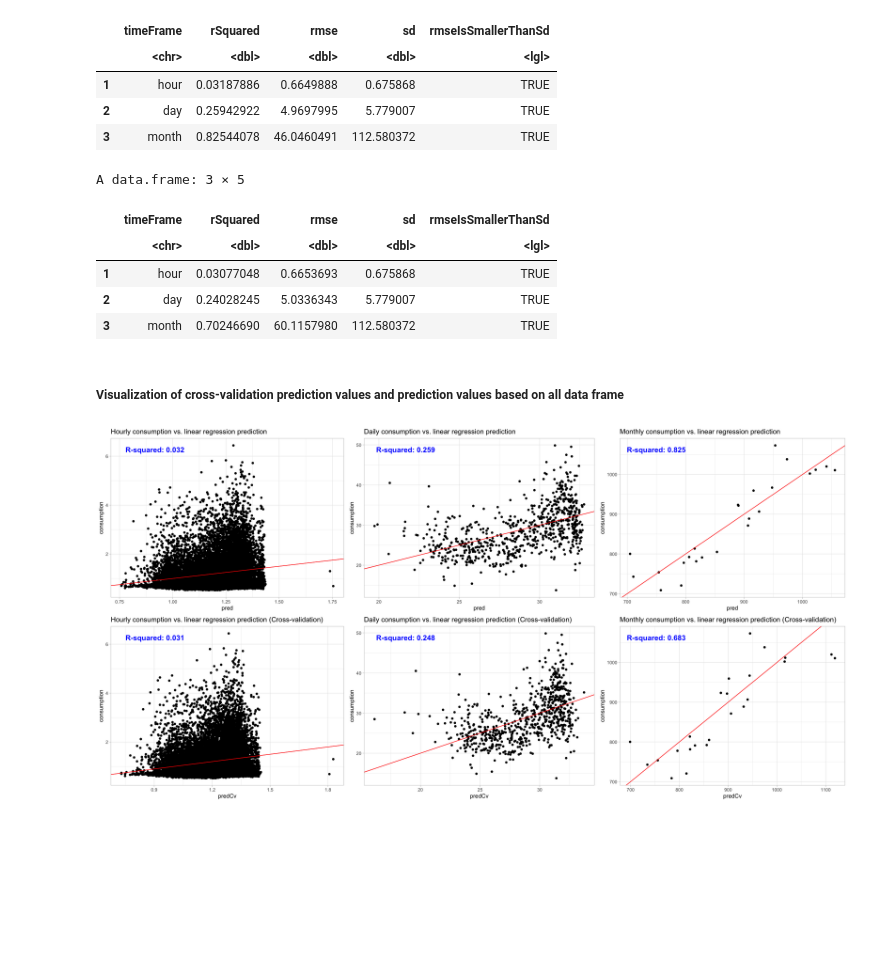
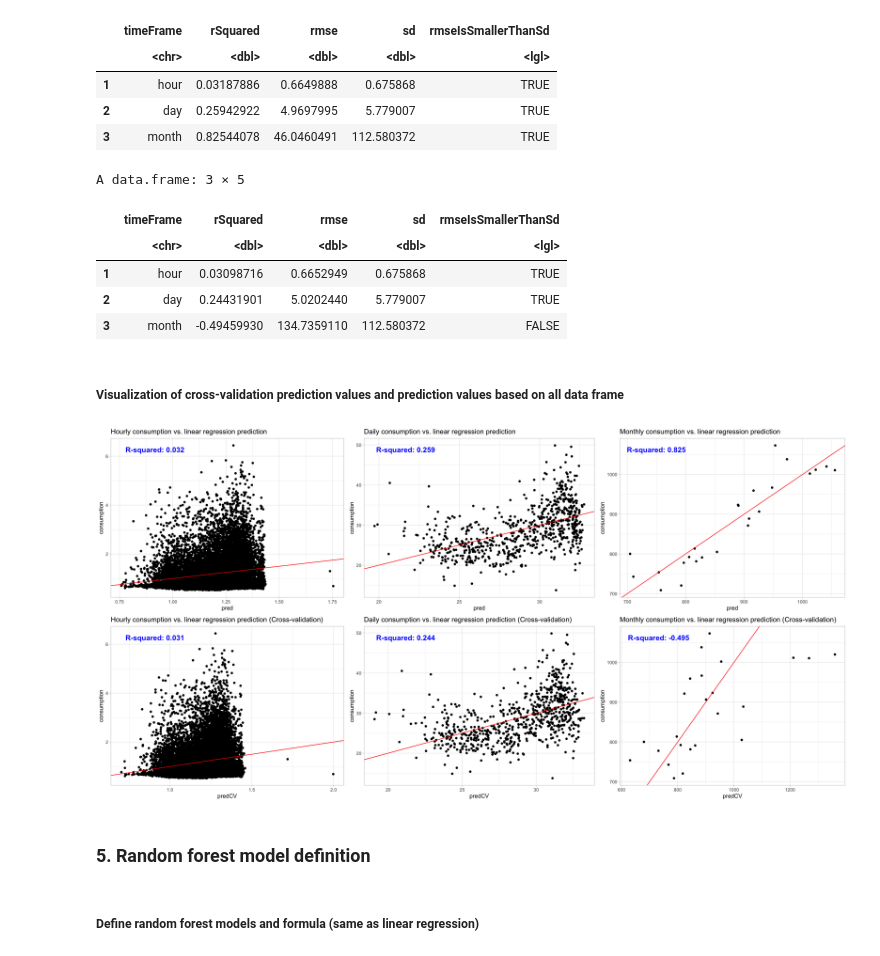
Before and after one commit to philippebarrette4/INF1430, a Jupyter notebook: scripts/Models/TN3/electricity_model.ipynb, the cells around one changed output. Saved outputs shown, nothing was run; the diff lists cells and outputs as text; code cells hidden in the pictures; blank space fills up the shorter version.

Commit message:
started random forest algorithm for electricity, some issues with cross-validation func

```diff
--- a/scripts/Models/TN3/electricity_model.ipynb
+++ b/scripts/Models/TN3/electricity_model.ipynb
@@ -117,11 +125,11 @@ WEMonthDF$pred  <- predict(mdl_linear_regression_month, WEMonthDF)
 ### 3. Linear regression model training and prediction with cross-validation
 # %%
 # HOUR
-WEHourDF    <- cross_validation_func(WEHourDF, 3, fmla_linear_regression)
+WEHourDF    <- cross_validation_func(WEHourDF,  3, fmla_linear_regression, "linear_regression")
 # DAY
-WEDayDF     <- cross_validation_func(WEDayDF, 3, fmla_linear_regression)
+WEDayDF     <- cross_validation_func(WEDayDF,   3, fmla_linear_regression, "linear_regression")
 # MONTH
-WEMonthDF   <- cross_validation_func(WEMonthDF, 3, fmla_linear_regression)
+WEMonthDF   <- cross_validation_func(WEMonthDF, 3, fmla_linear_regression, "linear_regression")
 # %% [markdown]
 ### 4. Linear regression model performance evaluation
 # %% [markdown]
@@ -172,14 +180,14 @@ A data.frame: 3 × 5
 ModelsPerformanceMatrixCV <- data.frame(
     timeFrame = c("hour", "day", "month"),
     rSquared = c(
-        r_squared_func(WEHourDF, "consumption", "predCv"),
-        r_squared_func(WEDayDF, "consumption", "predCv"),
-        r_squared_func(WEMonthDF, "consumption", "predCv")
+        r_squared_func(WEHourDF,    "consumption", "predCV"),
+        r_squared_func(WEDayDF,     "consumption", "predCV"),
+        r_squared_func(WEMonthDF,   "consumption", "predCV")
     ),
     rmse = c(
-        rmse_func(WEHourDF, "consumption", "predCv"),
-        rmse_func(WEDayDF, "consumption", "predCv"),
-        rmse_func(WEMonthDF, "consumption", "predCv")
+        rmse_func(WEHourDF,     "consumption", "predCV"),
+        rmse_func(WEDayDF,      "consumption", "predCV"),
+        rmse_func(WEMonthDF,    "consumption", "predCV")
     ),
     sd = c(
         sd(WEHourDF$consumption),
@@ -188,9 +196,9 @@ ModelsPerformanceMatrixCV <- data.frame(
     ),
     # If RMSE smaller than SD: Model tends to estimate consumption better than simply taking the average of the data itself
     rmseIsSmallerThanSd  = c(
-        rmse_func(WEHourDF, "consumption", "pred") < sd(WEHourDF$consumption),
-        rmse_func(WEDayDF, "consumption", "pred") < sd(WEDayDF$consumption),
-        rmse_func(WEMonthDF, "consumption", "pred") < sd(WEMonthDF$consumption)
+        rmse_func(WEHourDF,     "consumption", "predCV") < sd(WEHourDF$consumption),
+        rmse_func(WEDayDF,      "consumption", "predCV") < sd(WEDayDF$consumption),
+        rmse_func(WEMonthDF,    "consumption", "predCV") < sd(WEMonthDF$consumption)
     )
 )
 # Display performance results
@@ -199,29 +207,40 @@ head(ModelsPerformanceMatrixCV)
 A data.frame: 3 × 5
 |  | timeFrame | rSquared | rmse | sd | rmseIsSmallerThanSd |
 |  | <chr> | <dbl> | <dbl> | <dbl> | <lgl> |
-| 1 | hour | 0.03077048 | 0.6653693 | 0.675868 | TRUE |
-| 2 | day | 0.24028245 | 5.0336343 | 5.779007 | TRUE |
-| 3 | month | 0.70246690 | 60.1157980 | 112.580372 | TRUE |
+| 1 | hour | 0.03098716 | 0.6652949 | 0.675868 | TRUE |
+| 2 | day | 0.24431901 | 5.0202440 | 5.779007 | TRUE |
+| 3 | month | -0.49459930 | 134.7359110 | 112.580372 | FALSE |
 # %% [markdown]
 ##### Visualization of cross-validation prediction values and prediction values based on all data frame
 # %%
 # Set configuration for plot size
 options(repr.plot.width = 20, repr.plot.height = 10)
 
 # Plot definitions
-plt_hour_pred       <- ggplot(WEHourDF,     aes(x = pred, y = consumption))     + geom_point() + geom_abline(color = "red") + ggtitle("Hourly consumption vs. linear regression prediction")                        + theme_light()
-plt_day_pred        <- ggplot(WEDayDF,      aes(x = pred, y = consumption))     + geom_point() + geom_abline(color = "red") + ggtitle("Daily consumption vs. linear regression prediction")                         + theme_light()
-plt_month_pred      <- ggplot(WEMonthDF,    aes(x = pred, y = consumption))     + geom_point() + geom_abline(color = "red") + ggtitle("Monthly consumption vs. linear regression prediction")                       + theme_light()
-plt_hour_predCv     <- ggplot(WEHourDF,     aes(x = predCv, y = consumption))   + geom_point() + geom_abline(color = "red") + ggtitle("Hourly consumption vs. linear regression prediction (Cross-validation)")     + theme_light()
-plt_day_predCv      <- ggplot(WEDayDF,      aes(x = predCv, y = consumption))   + geom_point() + geom_abline(color = "red") + ggtitle("Daily consumption vs. linear regression prediction (Cross-validation)")      + theme_light()
-plt_month_predCv    <- ggplot(WEMonthDF,    aes(x = predCv, y = consumption))   + geom_point() + geom_abline(color = "red") + ggtitle("Monthly consumption vs. linear regression prediction (Cross-validation)")    + theme_light()
+plt_hour_pred       <- ggplot(WEHourDF,     aes(x = pred,   y = consumption)) + geom_point() + geom_abline(color = "red") + ggtitle("Hourly consumption vs. linear regression prediction")                      + theme_light()
+plt_day_pred        <- ggplot(WEDayDF,      aes(x = pred,   y = consumption)) + geom_point() + geom_abline(color = "red") + ggtitle("Daily consumption vs. linear regression prediction")                       + theme_light()
+plt_month_pred      <- ggplot(WEMonthDF,    aes(x = pred,   y = consumption)) + geom_point() + geom_abline(color = "red") + ggtitle("Monthly consumption vs. linear regression prediction")                     + theme_light()
+plt_hour_predCV     <- ggplot(WEHourDF,     aes(x = predCV, y = consumption)) + geom_point() + geom_abline(color = "red") + ggtitle("Hourly consumption vs. linear regression prediction (Cross-validation)")   + theme_light()
+plt_day_predCV      <- ggplot(WEDayDF,      aes(x = predCV, y = consumption)) + geom_point() + geom_abline(color = "red") + ggtitle("Daily consumption vs. linear regression prediction (Cross-validation)")    + theme_light()
+plt_month_predCV    <- ggplot(WEMonthDF,    aes(x = predCV, y = consumption)) + geom_point() + geom_abline(color = "red") + ggtitle("Monthly consumption vs. linear regression prediction (Cross-validation)")  + theme_light()
 
 # Grid of plots definition
 plot_grid(
-    plt_hour_pred, plt_day_pred, plt_month_pred, plt_hour_predCv, plt_day_predCv, plt_month_predCv,
-    labels = c("R-squared: 0.032", "R-squared: 0.259", "R-squared: 0.825", "R-squared: 0.031", "R-squared: 0.248", "R-squared: 0.683"),
+    plt_hour_pred, plt_day_pred, plt_month_pred, plt_hour_predCV, plt_day_predCV, plt_month_predCV,
+    labels = c(
+        paste0("R-squared: ", round(r_squared_func(WEHourDF,    "consumption", "pred"), 3)),
+        paste0("R-squared: ", round(r_squared_func(WEDayDF,     "consumption", "pred"), 3)),
+        paste0("R-squared: ", round(r_squared_func(WEMonthDF,   "consumption", "pred"), 3)),
+        paste0("R-squared: ", round(r_squared_func(WEHourDF,    "consumption", "predCV"), 3)),
+        paste0("R-squared: ", round(r_squared_func(WEDayDF,     "consumption", "predCV"), 3)),
+        paste0("R-squared: ", round(r_squared_func(WEMonthDF,   "consumption", "predCV"), 3))
+    ),
     hjust = -0.5, vjust = 5, label_colour = "blue",
     ncol = 3, nrow = 2
 )
 # %% [output]
-[figure, old version]
+[figure, new version]
+# %% [markdown]
+### 5. Random forest model definition
+# %% [markdown]
+##### Define random forest models and formula (same as linear regression)
```
Also changed, not shown: parts of 10 cells of this notebook, 1 other file.
